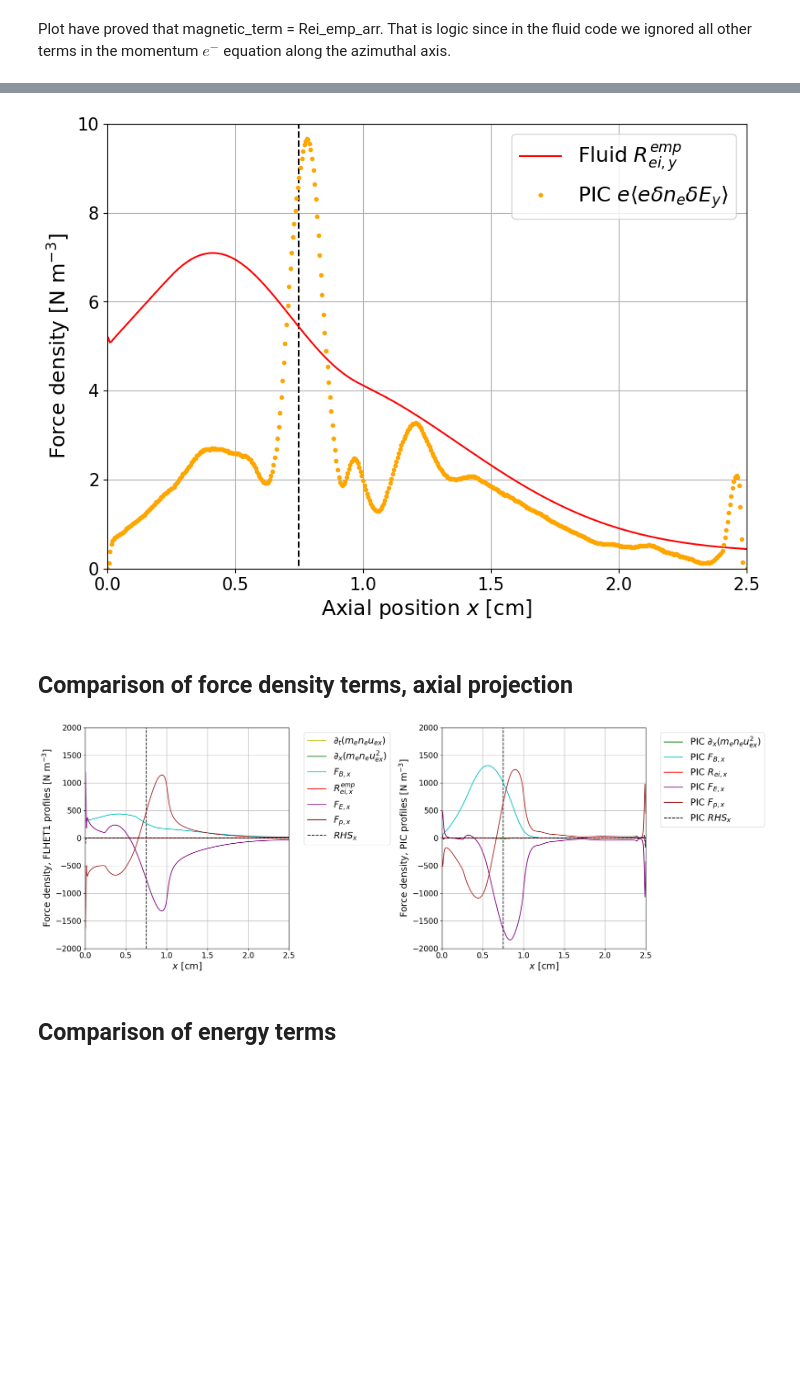
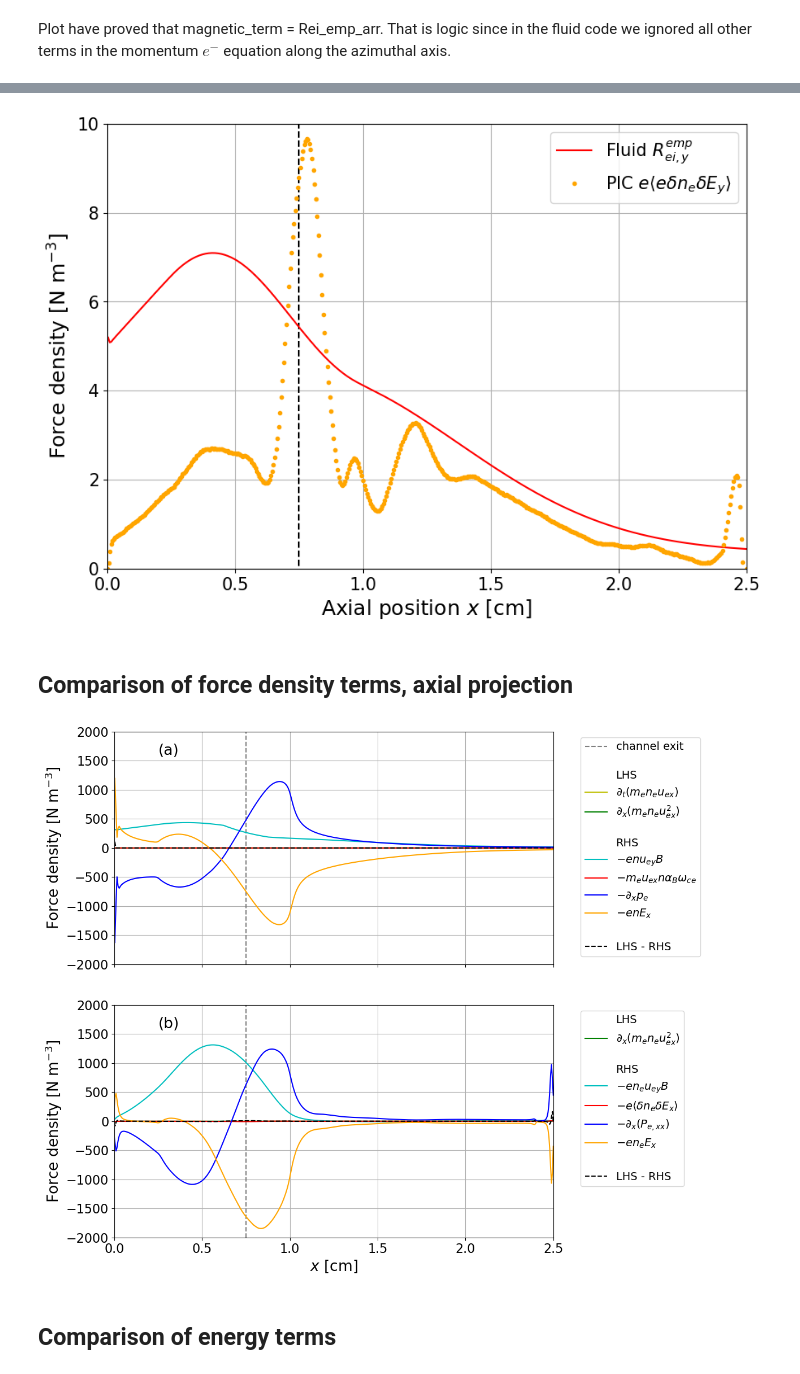
Before and after one commit to federicopetronio/FLHET1D, a Jupyter notebook: plots_comparison_PIC.ipynb, the cells around one changed output, grey strips where cells are left out. Saved outputs shown, nothing was run; the diff lists cells and outputs as text; code cells hidden in the pictures; blank space fills up the shorter version.

```diff
--- a/plots_comparison_PIC.ipynb
+++ b/plots_comparison_PIC.ipynb
@@ -49,10 +50,10 @@ The ionization source term is imposed as specified in T.Charoy's thesis, section
 # %% [markdown]
 # Plot variables
 # %%
-tickfontsize    = 15
-legendfontsize  = 18
-axisfontsize    = 18
-titlefontsize   = 20
+tickfontsize    = 16
+legendfontsize  = 15
+axisfontsize    = 19
+titlefontsize   = 21
 # %% [markdown]
 # Comparison with the PIC data from F.P. comparison of $R_{ei}$  and energy terms
 # %%
@@ -156,7 +186,7 @@ plt.grid()
 plt.legend(fontsize=legendfontsize)
 plt.show()
 # %% [output]
-[figure, old version]
+[figure, new version]
 # %% [markdown]
 ## Comparison of force density terms, axial projection
 # %%
@@ -166,53 +196,62 @@ F_t_x   = phy_const.m_e * (ni*uex - Pm1[1, :] * Pm1[4, :])/(t - tm1)
 F_B_x   = - phy_const.e * ni * Barr * uey
 F_E_x   = - phy_const.e * Efield * ni
 F_p_x   = - np.gradient(phy_const.e * ni * Te, x_center)
-RHS_x     = Rei_emp_x + F_B_x + F_E_x + F_p_x
+LHS_x   = F_in_x + F_t_x
+RHS_x   = Rei_emp_x + F_B_x + F_E_x + F_p_x
 # %%
 PIC_F_in_x  = np.gradient(phy_const.m_e * extracted_df['n_e'] * extracted_df['ve_x']**2, extracted_df['x']/100)
+PIC_LHS_x   = PIC_F_in_x + 0.
 PIC_F_B_x       = - phy_const.e * extracted_df['n_e'] * extracted_df['BB']*100 * extracted_df['ve_y']    # Magnetic amplitude is here in Tesla. In data it was in 0.1 kT
 PIC_F_E_x       = - phy_const.e * extracted_df['EE'] * extracted_df['n_e']
 PIC_F_p_x       = - np.gradient(phy_const.e * extracted_df['n_e'] * extracted_df['Te_x'], extracted_df["x"]/100)
 PIC_RHS_x       = PIC_F_B_x + PIC_F_E_x + PIC_F_p_x + extracted_df['corr_term_x']
 # %%
-f, ax = plt.subplots(1, 2, figsize=(20,7))
+f, ax = plt.subplots(2, 1, figsize=(12,10))
 
-ax[0].plot([LTHR*100, LTHR*100], [-2000., 2000.], 'k--')
+ax[0].plot([LTHR*100, LTHR*100], [-2000., 2000.], '--', color='grey', label="channel exit")
+ax[0].plot([], [], ' ', label="\nLHS")
 ax[0].plot(x_center*100, F_t_x, 'y-', label = "$\\partial_t(m_e n_e u_{ex})$")
 ax[0].plot(x_center*100, F_in_x, 'g-', label = "$\\partial_x(m_e n_e u_{ex}^2)$")
-ax[0].plot(x_center*100, F_B_x, 'c-', label = "$F_{B,x}$")
-ax[0].plot(x_center*100, Rei_emp_x, 'r-', label = "$R_{ei,x}^{emp}$")
-ax[0].plot(x_center*100, F_E_x, '-', color='purple', label = "$F_{E,x}$")
-ax[0].plot(x_center*100, F_p_x, '-', color='brown', label = "$F_{p,x}$")
-ax[0].plot(x_center*100, RHS_x, 'k--', label = "$RHS_x$")
+ax[0].plot([], [], ' ', label="\nRHS")
+ax[0].plot(x_center*100, F_B_x, 'c-', label = "$-e n u_{ey} B$")
+ax[0].plot(x_center*100, Rei_emp_x, 'r-', label = "$- m_e u_{ex} n \\alpha_B \\omega_{ce}$")
+ax[0].plot(x_center*100, F_p_x, 'b-', label = "$-\\partial_x p_e$")
+ax[0].plot(x_center*100, F_E_x, '-', color='orange', label = "$-e n E_x$")
+ax[0].plot([], [], ' ', label=" ")
+ax[0].plot(x_center*100, LHS_x - RHS_x, 'k--', label = "LHS - RHS")
 ax[0].set_ylim([-2000., 2000.])
 ax[0].set_xlim([0., 2.5])
-ax[0].set_xlabel("$x$ [cm]", fontsize=axisfontsize)
-ax[0].set_ylabel("Force density, FLHET1 profiles [N m$^{-3}$]", fontsize=axisfontsize)
-ax[0].xaxis.set_tick_params(labelsize=tickfontsize)
+ax[0].set_xticklabels([])
+ax[0].set_ylabel("Force density [N m$^{-3}$]", fontsize=axisfontsize)
 ax[0].yaxis.set_tick_params(labelsize=tickfontsize)
 ax[0].grid()
-ax[0].legend(loc="upper left", bbox_to_anchor=(1.05, 1.0), fontsize=legendfontsize)
+ax[0].legend(loc="upper left", bbox_to_anchor=(1.05, 1.0), fontsize=legendfontsize-1)
+ax[0].text(0.25, 1600., '(a)', fontsize=axisfontsize)
 
-ax[1].plot([LTHR*100, LTHR*100], [-2000., 2000.], 'k--')
-ax[1].plot(extracted_df['x'], PIC_F_in_x, 'g-', label = "PIC $\\partial_x(m_e n_e u_{ex}^2)$")
-ax[1].plot(extracted_df['x'], PIC_F_B_x, 'c-', label = "PIC $F_{B,x}$")
-ax[1].plot(extracted_df['x'], extracted_df['corr_term_x'], 'r-', label = "PIC $R_{ei,x}$")
-ax[1].plot(extracted_df['x'], PIC_F_E_x, '-', color='purple', label = "PIC $F_{E,x}$")
-ax[1].plot(extracted_df['x'], PIC_F_p_x, '-', color='brown', label = "PIC $F_{p,x}$")
-ax[1].plot(extracted_df['x'], PIC_RHS_x, 'k--', label = "PIC $RHS_x$")
+ax[1].plot([LTHR*100, LTHR*100], [-2000., 2000.], '--', color='grey')
+ax[1].plot([], [], ' ', label="LHS")
+ax[1].plot(extracted_df['x'], PIC_F_in_x, 'g-', label = "$\\partial_x(m_e n_e u_{ex}^2)$")
+ax[1].plot([], [], ' ', label="\nRHS")
+ax[1].plot(extracted_df['x'], PIC_F_B_x, 'c-', label = "$-e n_e u_{ey} B$")
+ax[1].plot(extracted_df['x'], extracted_df['corr_term_x'], 'r-', label = "$-e \\langle \\delta n_e \\delta E_x \\rangle$")
+ax[1].plot(extracted_df['x'], PIC_F_p_x, 'b-', label = "$-\\partial_x (P_{e,xx})$")
+ax[1].plot(extracted_df['x'], PIC_F_E_x, '-', color='orange', label = "$-e n_e E_x$")
+ax[1].plot([], [], ' ', label=" ")
+ax[1].plot(extracted_df['x'], PIC_LHS_x - PIC_RHS_x, 'k--', label = "LHS - RHS")
 ax[1].set_ylim([-2000., 2000.])
 ax[1].set_xlim([0., 2.5])
 ax[1].set_xlabel("$x$ [cm]", fontsize=axisfontsize)
-ax[1].set_ylabel("Force density, PIC profiles [N m$^{-3}$]", fontsize=axisfontsize)
+ax[1].set_ylabel("Force density [N m$^{-3}$]", fontsize=axisfontsize)
 ax[1].xaxis.set_tick_params(labelsize=tickfontsize)
 ax[1].yaxis.set_tick_params(labelsize=tickfontsize)
 ax[1].grid()
-ax[1].legend(loc="upper left", bbox_to_anchor=(1.05, 1.0), fontsize=legendfontsize)
+ax[1].legend(loc="upper left", bbox_to_anchor=(1.05, 1.0), fontsize=legendfontsize-1)
+ax[1].text(0.25, 1600., '(b)', fontsize=axisfontsize)
 
 plt.tight_layout()
 plt.show()
 # %% [output]
-[figure, old version]
+[figure, new version]
 # %% [markdown]
 ## Comparison of energy terms
 # %%
```
Also changed, not shown: parts of 3 cells of this notebook, 6 other files.
